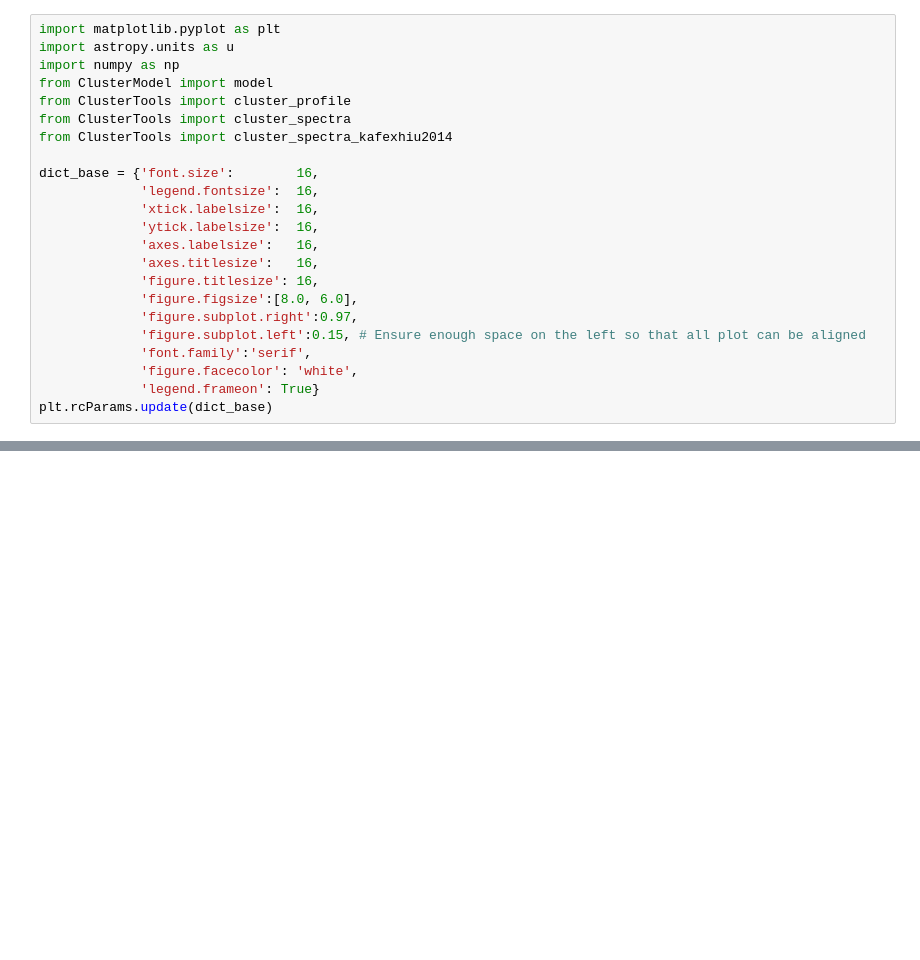
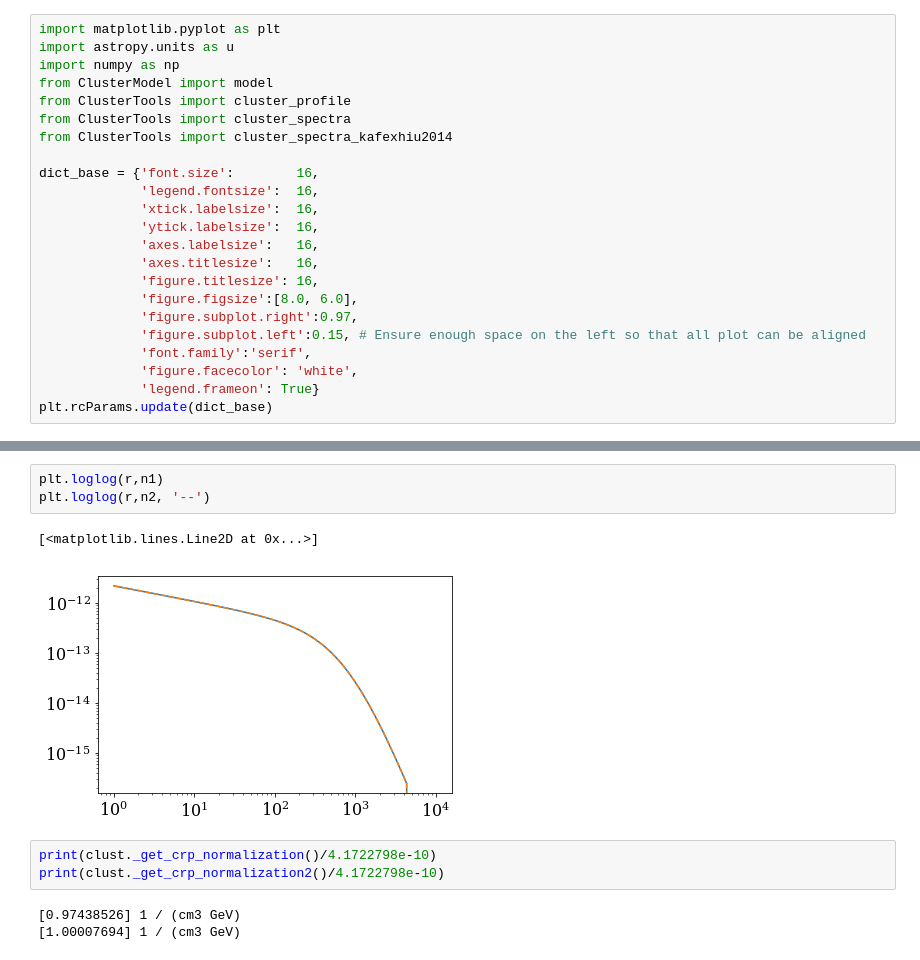
Before and after one commit to renlliang3/ClusterModel, a Jupyter notebook: notebook/model_dev_parameters.ipynb, the cells around one changed output, grey strips where cells are left out. Drawn from its saved outputs; the diff is of its cells as text; blank space fills up the shorter version.

```diff
--- a/notebook/model_dev_parameters.ipynb
+++ b/notebook/model_dev_parameters.ipynb
@@ -64,0 +90,12 @@ plt.loglog(x,v1 * trapz_loglog(v2, y, axis=-1, intervals=False))
+# %%
+plt.loglog(r,n1)
+plt.loglog(r,n2, '--')
+# %% [output]
+[<matplotlib.lines.Line2D at 0x...>]
+[figure, added]
+# %%
+print(clust._get_crp_normalization()/4.1722798e-10)
+print(clust._get_crp_normalization2()/4.1722798e-10)
+# %% [output]
+[0.97438526] 1 / (cm3 GeV)
+[1.00007694] 1 / (cm3 GeV)
```
Also changed, not shown: parts of 26 cells of this notebook.
